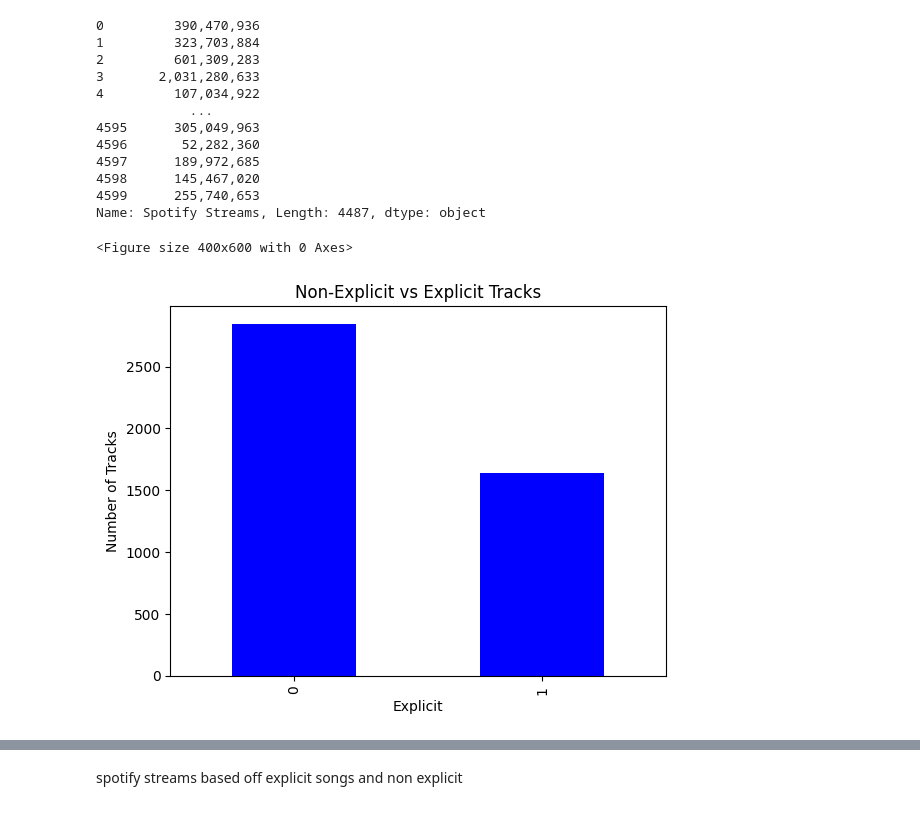
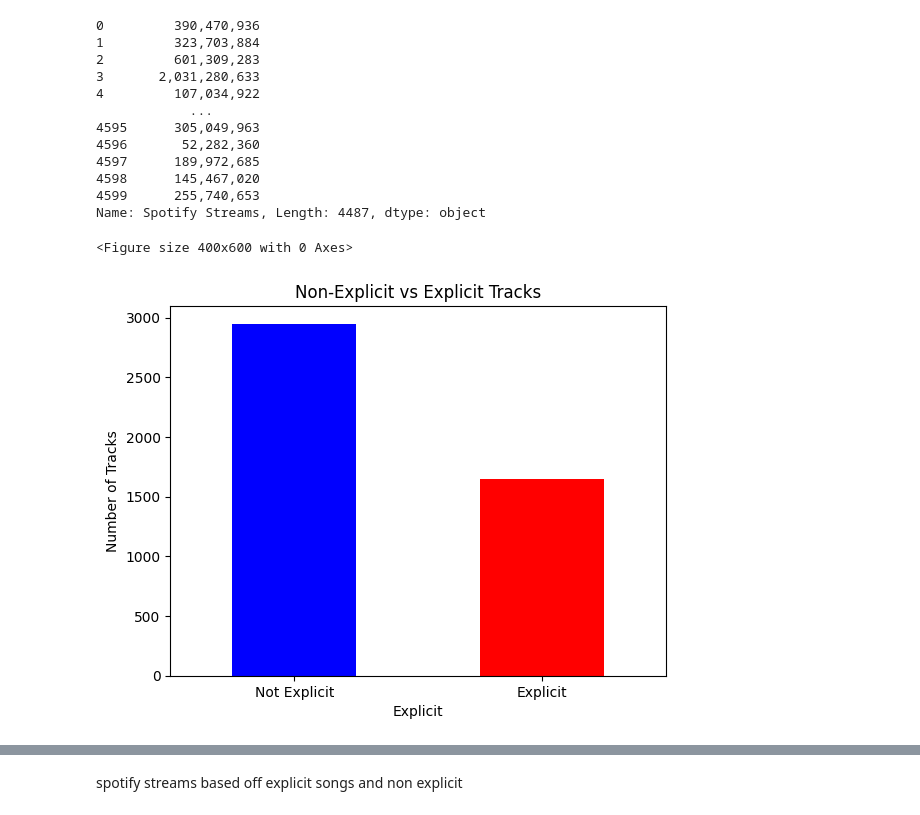
Before and after one commit to nlicari1/Songs_Streamed_2024, a Jupyter notebook: streamed_songs.ipynb, the cells around one changed output, grey strips where cells are left out. Saved outputs shown, nothing was run; the diff lists cells and outputs as text; code cells hidden in the pictures.

Commit message:
changing coloring

```diff
--- a/streamed_songs.ipynb
+++ b/streamed_songs.ipynb
@@ -82,17 +82,18 @@ Name: Spotify Streams, Length: 4487, dtype: object
 # %%
 explicit_tracks = songs_df.groupby('Explicit Track')['Track'].count()
 
 plt.figure(figsize=(4,6))
 fig, ax = plt.subplots()
-explicit_tracks.plot(kind='bar', color= 'blue')
+explicit_tracks.plot(kind='bar', color= ['blue','red'])
 plt.title('Non-Explicit vs Explicit Tracks')
+plt.xticks(ticks=[0, 1], labels=['Not Explicit', 'Explicit'], rotation=0)
 plt.ylabel("Number of Tracks")
 plt.xlabel('Explicit')
 plt.show()
 plt.close()
 # %% [output]
 <Figure size 400x600 with 0 Axes>
-[figure, old version]
+[figure, new version]
 # %%
 plt.figure(figsize=(8,6))
 fig, ax  = plt.subplots()
```
Also changed, not shown: parts of 2 cells of this notebook.
